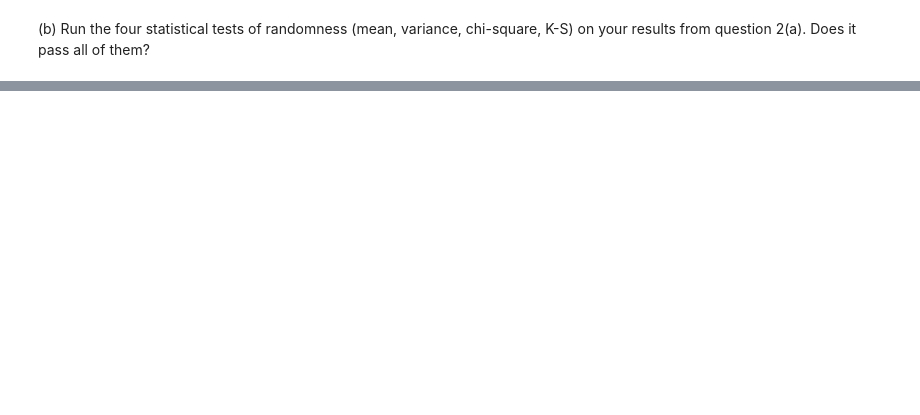
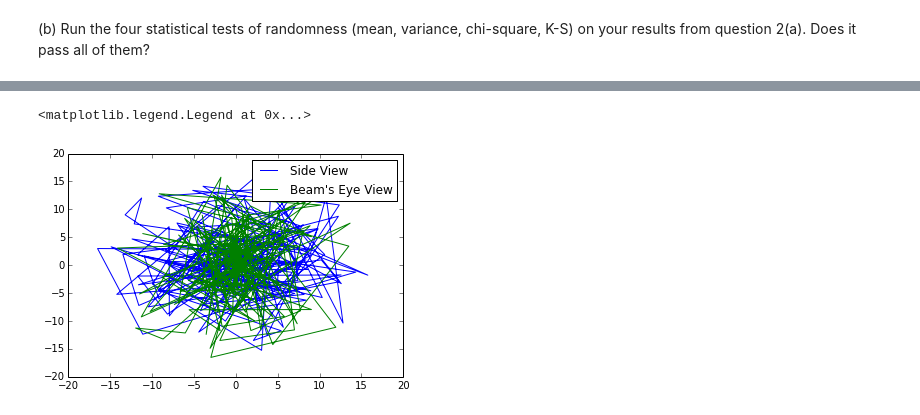
Before and after one commit to jpizagui/PHYS202-S14, a Jupyter notebook: SciPy/RandomAndMCExercises.ipynb, the cells around one changed output, grey strips where cells are left out. Saved outputs shown, nothing was run; the diff lists cells and outputs as text; code cells hidden in the pictures; blank space fills up the shorter version.

Commit message:
Worked on RandomandMC Exercises

```diff
--- a/SciPy/RandomAndMCExercises.ipynb
+++ b/SciPy/RandomAndMCExercises.ipynb
@@ -121,0 +165,19 @@ Mean Error = 0.0276671671672
+# %%
+
+def distribute1D(x,prob,N):
+    """takes any distribution which is directly proportional
+    to the number of particles, and returns data that is
+    statistically the same as the input data."""
+    CDF = cumtrapz(prob)/np.sum(prob)
+    xsamples = np.zeros(N,float)
+    for i in range(0,N):
+        r = np.random.ranf()
+        xsamples[i] = x[CDF.searchsorted(r)]
+    return xsamples
+
+xsamples = distribute1D(r,p2(r),197)
+#print xsamples
+phi = np.random.random_sample(197)*np.pi*2
+print phi
+v = np.random.random_sample(197)
+theta = np.arccos(2*v-1)
@@ -121,0 +211,11 @@ Mean Error = 0.0276671671672
+# %%
+x = r*sin(phi)*cos(theta)
+y = r*sin(phi)*sin(theta)
+z = r*cos(theta)
+
+plt.plot(y,z,label="Side View")
+plt.plot(x,y,label="Beam's Eye View")
+plt.legend(loc="best")
+# %% [output]
+<matplotlib.legend.Legend at 0x...>
+[figure, added]
```
Also changed, not shown: parts of 10 cells of this notebook.
